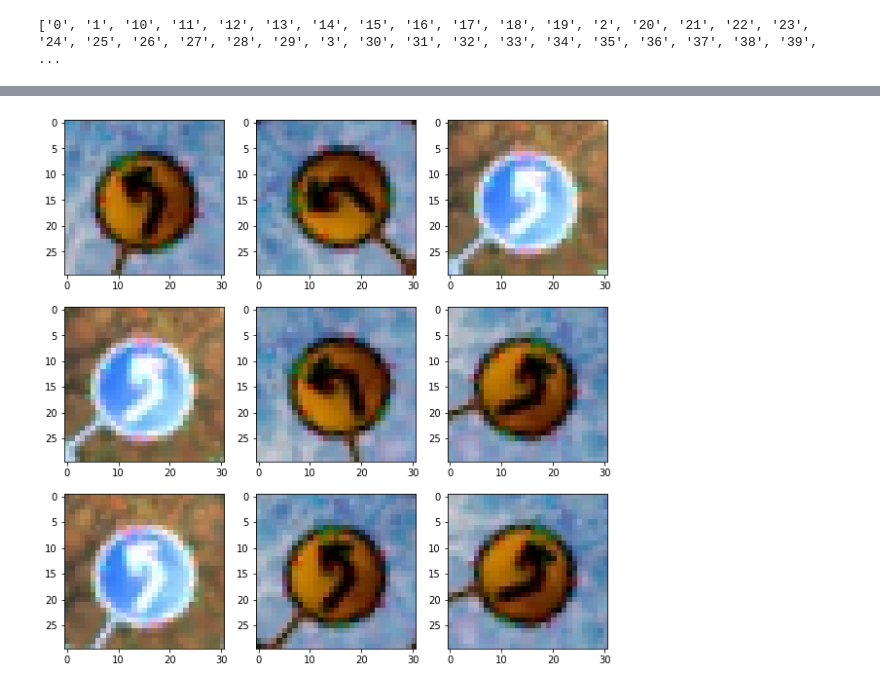
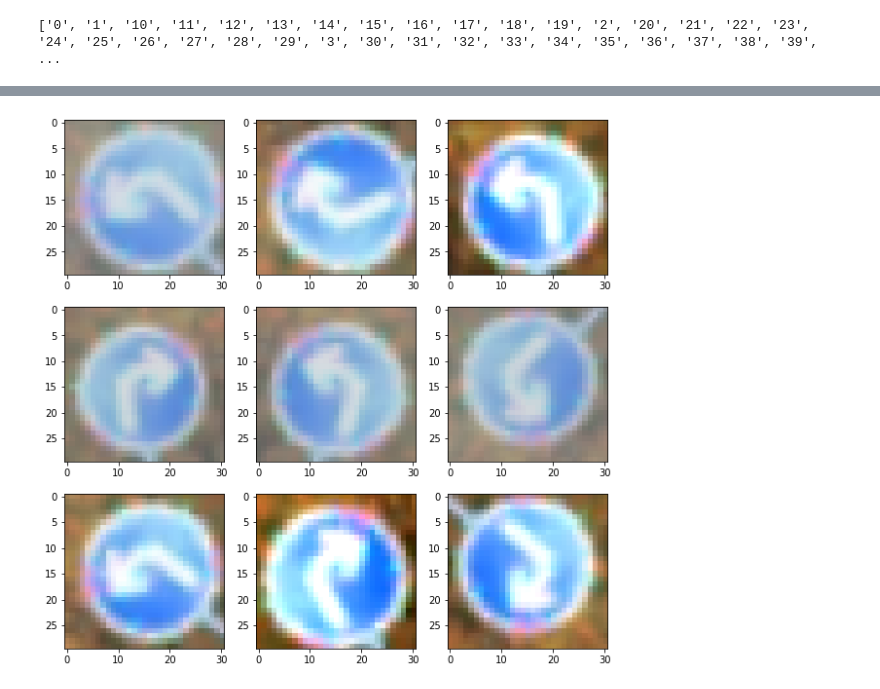
Before and after one commit to Kurtiadam/GTSRB, a Jupyter notebook: GTSRB.ipynb, the cells around one changed output, grey strips where cells are left out. Cells and saved outputs as stored; diff of their text form; code cells hidden in the pictures.

```diff
--- a/GTSRB.ipynb
+++ b/GTSRB.ipynb
@@ -139,6 +139,9 @@ plt.show()
 # %%
 data_augmentation = tf.keras.Sequential([
-    tf.keras.layers.RandomRotation(0.2)
+    layers.RandomFlip("horizontal_and_vertical"),
+    layers.RandomRotation(0.2),
+    layers.RandomZoom(height_factor=(-0.2, -0.3)),
+    layers.RandomContrast(factor=0.5)
 ])
 
 # Augmenting the dataset
@@ -153,10 +156,10 @@ def random_invert(factor=0.5):
   return layers.Lambda(lambda x: random_invert_img(x, factor))
 
 random_invert = random_invert()
+
 plt.figure(figsize=(10, 10))
 for i in range(9):
   augmented_image = data_augmentation(tf.expand_dims(img,0))
-  augmented_image = random_invert(augmented_image)
   ax = plt.subplot(3, 3, i + 1)
   plt.imshow(augmented_image[0]/255)
 # %% [output]
@@ -180 +183 @@ WARNING:tensorflow:Using a while_loop for converting ImageProjectiveTransformV3
-[figure, old version]
+[figure, new version]
```
Also changed, not shown: parts of 9 cells of this notebook.
